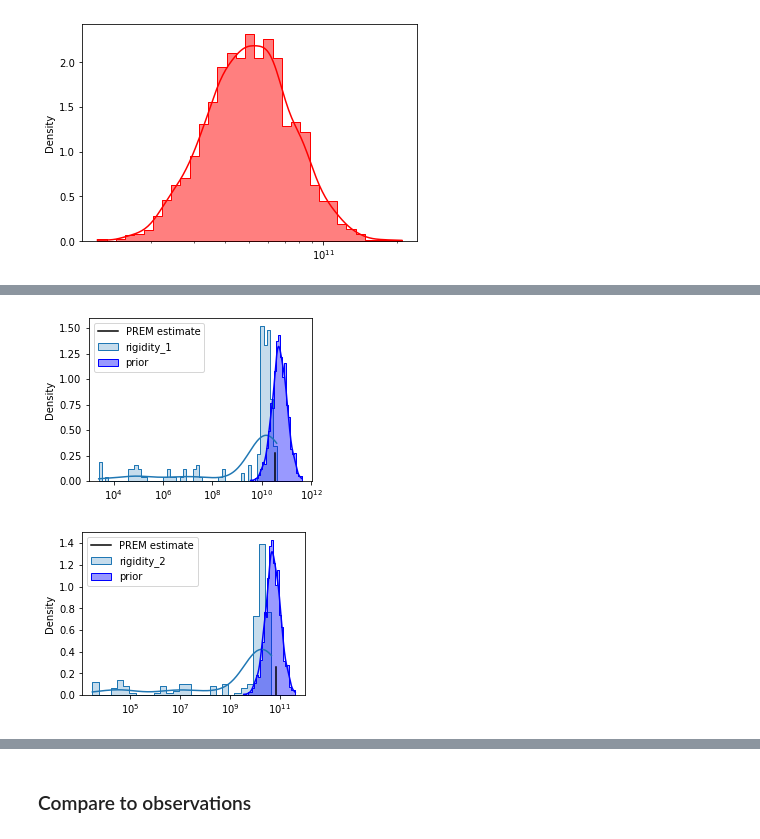
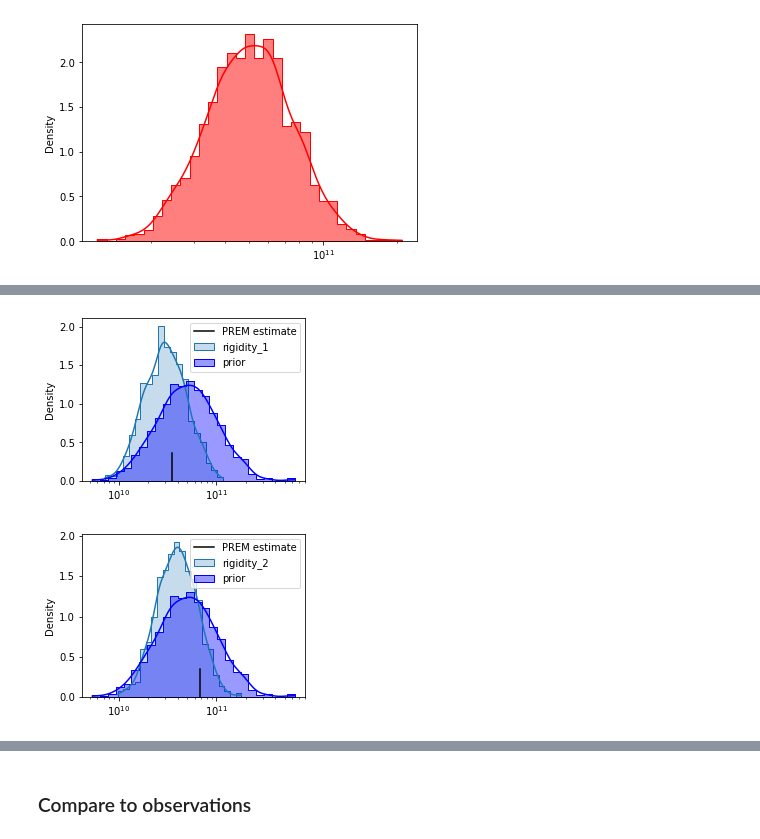
Before and after one commit to eyhl/premis, a Jupyter notebook: notebooks/chapter2.ipynb, the cells around one changed output, grey strips where cells are left out. Saved outputs shown, nothing was run; the diff lists cells and outputs as text; code cells hidden in the pictures.

```diff
--- a/notebooks/chapter2.ipynb
+++ b/notebooks/chapter2.ipynb
@@ -78,7 +78,7 @@ df = load_uplift(timefreq="W")
 df_tmp = df.copy()
 df_tmp = df_tmp.set_index("Time")
 df.Thickness = (
-    interval_outlier(df_tmp, M_step=24, max_std=3)
+    interval_outlier(df_tmp, M_step=24, max_std=2)
     .Thickness.interpolate()
     .fillna(method="bfill")
     .values
@@ -182,6 +170,10 @@ tensor([ 8.0000e+01,  6.6610e-01,  6.3665e-01,  6.0719e-01,  2.5377e-01,
 # %%
+df_params, x = ffnn_input_vector(
+    df_em, path="../data/processed/ffnn_variable_normalisation_params_512.csv"
+)
+
 ffnn = FFNN(31, 200, 513)  # in shape, n hidden, out shape
-ffnn.load_state_dict(torch.load("../models/ffnn_v1.pt"))
+ffnn.load_state_dict(torch.load("../models/ffnn_v2.pt"))
 ffnn.eval()
 # %% [output]
 FFNN(
@@ -245,22 +217,6 @@ def model(X, x, df_params, obs=None, df_em=None):
     t = torch.linspace(0, 1, N)
 
     sigma_w = pyro.sample("sigma", dist.HalfCauchy(1.2 * torch.ones(2)))
-    """
-    # rigidity layer 1
-    loc, scale = 2, 0.5
-    rigidity_dist_1 = IntervalFoldedDistribution(
-        dist.Normal(loc, scale), lower=loc * 1e-2, upper=loc * 5e1
-    )
-    rigidity_1 = 1e11 + 1e10 * pyro.sample("rigidity_1", rigidity_dist_1)
-
-    # rigidity layer 2
-    loc, scale = 4, 0.5
-    rigidity_dist_2 = IntervalFoldedDistribution(
-        dist.Normal(loc, scale), lower=loc * 1e-2, upper=loc * 5e1
-    )
-    rigidity_2 = 1e11 + 1e10 * pyro.sample("rigidity_2", rigidity_dist_2)
-    """
-    # loc, scale = 24.635, 0.7
 
     rigidity_1 = pyro.sample("rigidity_1", dist.LogNormal(24.12 * torch.ones(1), 0.5))
     rigidity_2 = pyro.sample("rigidity_2", dist.LogNormal(24.4 * torch.ones(1), 0.5))
@@ -271,15 +227,7 @@ def model(X, x, df_params, obs=None, df_em=None):
     hlove = ffnn(x).detach().numpy()
     nlove = len(hlove)
 
-    """
-    df_em["rigidity"][0] = rigidity_1.item()
-    df_em["rigidity"][1] = rigidity_2.item()
-
-    # Draw Love Numbers
-    hlove, nlove = compute_love_numbers(df_em=df_em, CONF=CONF, verbose=0)
-    """
     # Draw Greens Function
-
     gf_kuaq = greens_function(
         hlove,
         nlove,
@@ -294,7 +242,7 @@ def model(X, x, df_params, obs=None, df_em=None):
         [68.14029705, -31.45179999],
         arsurf=80e3 * 80e3,
     )
-    gf = pyro.deterministic("gf", 1e2 * torch.tensor([gf_kuaq, gf_mik2]))
+    gf = pyro.deterministic("gf", 5e1 * torch.tensor([gf_kuaq, gf_mik2]))
 
     # Draw target
     with pyro.plate("data"):
@@ -319,7 +257,8 @@ df_em
 # Run inference in Pyro
 
 nuts_kernel = NUTS(model)
-mcmc = MCMC(nuts_kernel, num_samples=200, warmup_steps=50, num_chains=1)
+mcmc = MCMC(nuts_kernel, num_samples=1000, warmup_steps=100, num_chains=1)
+# mcmc.run(X_train, x, df_params, y_train, df_em)
 mcmc.run(X_train, x, df_params, y_train, df_em)
 # %%
 # Show summary of inference results
@@ -358,36 +297,38 @@ nodes = ["rigidity_1", "rigidity_2"]
 
 # rigidity_dist_prior = dist.Normal(2 * torch.ones(1000), 0.2)
 # rigidity_prior = 1e11 + 1e10 * pyro.sample("rigidity_prior", rigidity_dist_prior)
 # rigidity_prior = 1e11 * pyro.sample("rigidity_prior", dist.Exponential(torch.ones(2000)))
-rigidity_prior = pyro.sample("rigidity_prior", dist.LogNormal(logmean * torch.ones(1000), 0.7))
+rigidity_prior = pyro.sample(
+    "rigidity_prior", dist.LogNormal(logmean * torch.ones(1000), 0.7)
+)
 for node in nodes:
     plt.figure(figsize=(4, 3))
     g = sns.histplot(
         # 1e11 + 1e10 * samples[node],
         samples[node],
         label=node,
         kde=True,
         stat="density",
         element="step",
         color="red",
         log_scale=True,
     )
     sns.histplot(
         rigidity_prior,
         label="prior",
         kde=True,
         stat="density",
         element="step",
         alpha=0.4,
         color="blue",
         log_scale=True,
     )
     plt.axvline(prem_rigidity[node], 0, 0.17, color="black", label="PREM estimate")
     plt.legend()
     plt.show()
 # %% [output]
-[figure, old version]
+[figure, new version]
-[figure, old version]
+[figure, new version]
 # %%
 rigidity_list = []
 prem_rigidity_list = []
```
Also changed, not shown: parts of 42 cells of this notebook, 1 other file.
